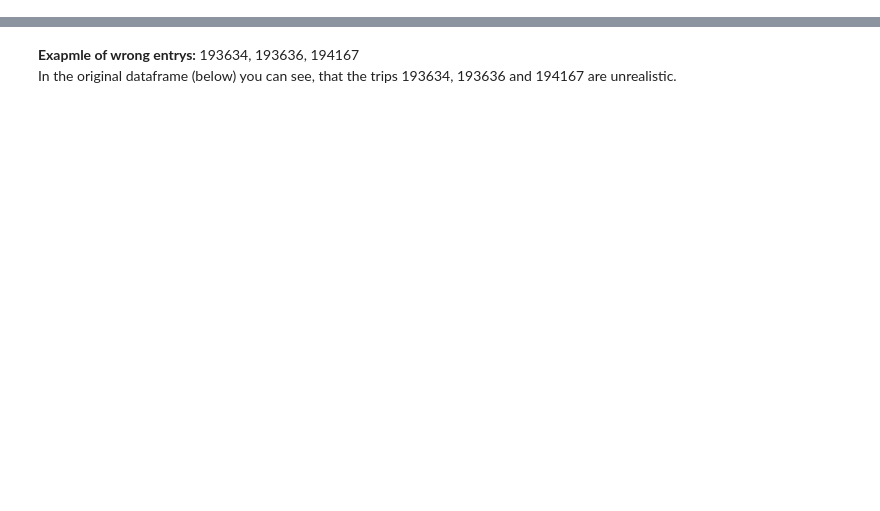
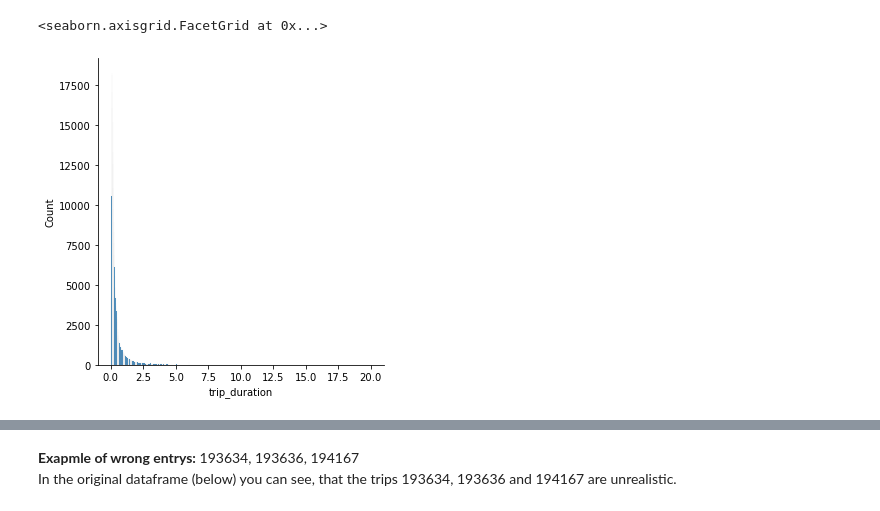
Before and after one commit to masbach/BananaCode, a Jupyter notebook: notebooks/preprocess.ipynb, the cells around one changed output, grey strips where cells are left out. Cells and saved outputs as stored; diff of their text form; code cells hidden in the pictures; blank space fills up the shorter version.

```diff
--- a/notebooks/preprocess.ipynb
+++ b/notebooks/preprocess.ipynb
@@ -144,0 +244,6 @@ print(df_unique_name.start_station_id.max())
+# %%
+duration_temp = df_LA[df_LA["trip_duration"] < 20]
+sns.displot(duration_temp["trip_duration"])
+# %% [output]
+<seaborn.axisgrid.FacetGrid at 0x...>
+[figure, added]
```
Also changed, not shown: parts of 66 cells of this notebook.
